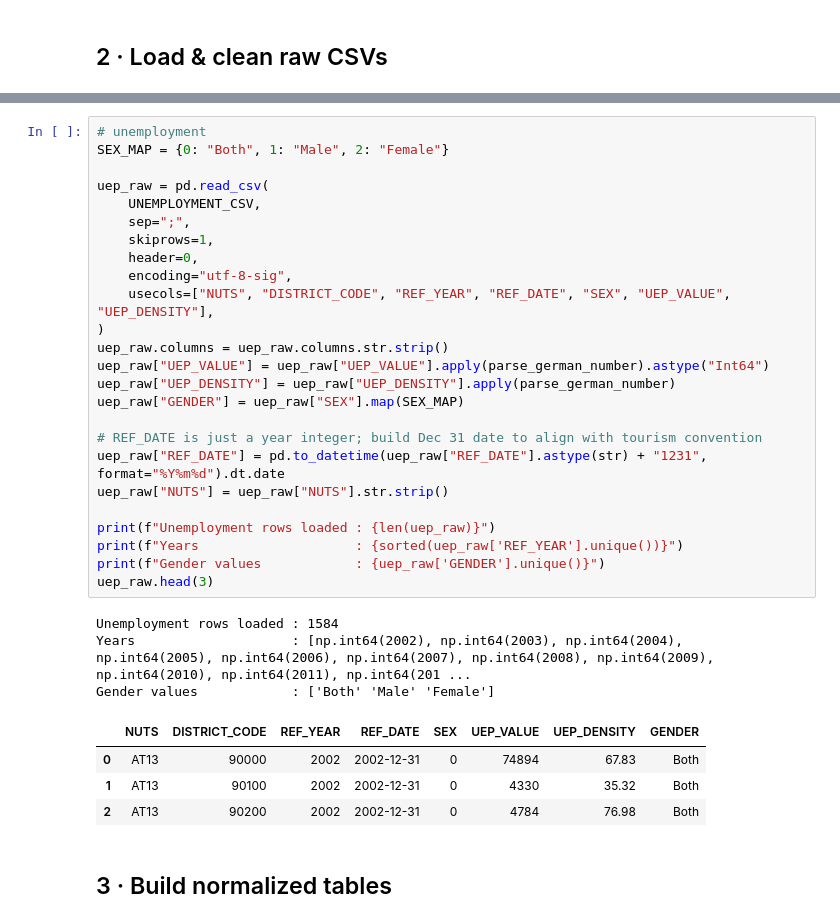
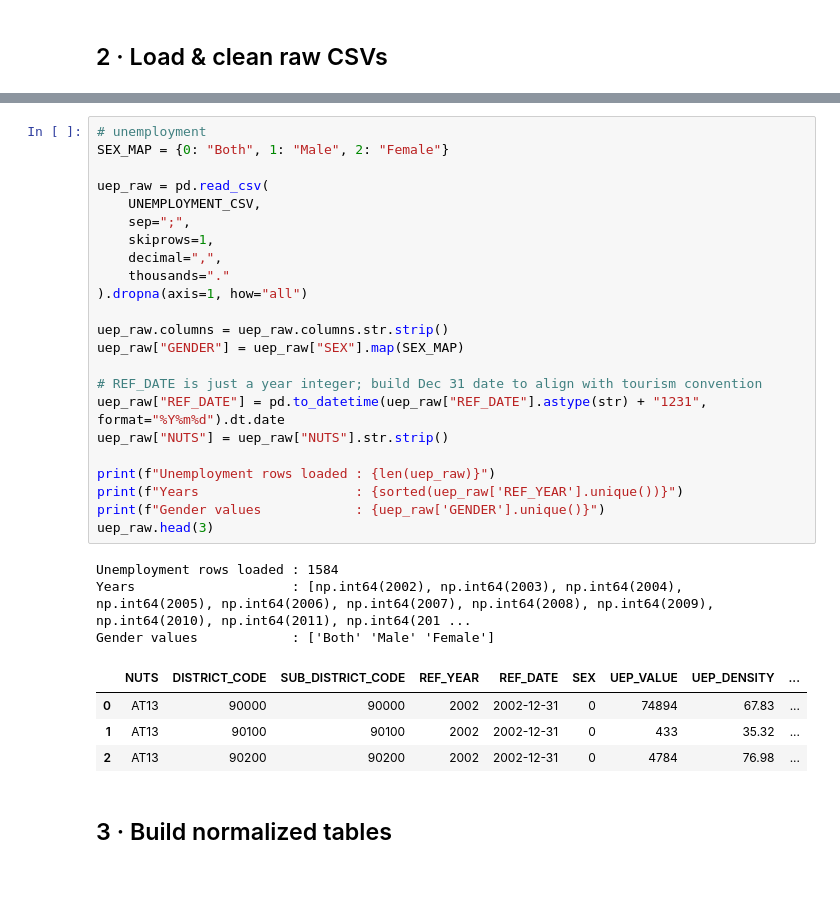
Before and after one commit to nicolasphilipp/unemployment-prediction, a Jupyter notebook: src/02_load_data_dbrepo.ipynb, the cells around one changed output, grey strips where cells are left out. Cells and saved outputs as stored; diff of their text form; blank space fills up the shorter version.

```diff
--- a/src/02_load_data_dbrepo.ipynb
+++ b/src/02_load_data_dbrepo.ipynb
@@ -121,36 +105,34 @@ Years               : [np.int64(2002), np.int64(2003), np.int64(2004), np.int64(
 # %%
 # unemployment
 SEX_MAP = {0: "Both", 1: "Male", 2: "Female"}
 
 uep_raw = pd.read_csv(
     UNEMPLOYMENT_CSV,
     sep=";",
     skiprows=1,
-    header=0,
-    encoding="utf-8-sig",
-    usecols=["NUTS", "DISTRICT_CODE", "REF_YEAR", "REF_DATE", "SEX", "UEP_VALUE", "UEP_DENSITY"],
-)
+    decimal=",",
+    thousands="."
+).dropna(axis=1, how="all")
+
 uep_raw.columns = uep_raw.columns.str.strip()
-uep_raw["UEP_VALUE"] = uep_raw["UEP_VALUE"].apply(parse_german_number).astype("Int64")
-uep_raw["UEP_DENSITY"] = uep_raw["UEP_DENSITY"].apply(parse_german_number)
 uep_raw["GENDER"] = uep_raw["SEX"].map(SEX_MAP)
 
 # REF_DATE is just a year integer; build Dec 31 date to align with tourism convention
 uep_raw["REF_DATE"] = pd.to_datetime(uep_raw["REF_DATE"].astype(str) + "1231", format="%Y%m%d").dt.date
 uep_raw["NUTS"] = uep_raw["NUTS"].str.strip()
 
 print(f"Unemployment rows loaded : {len(uep_raw)}")
 print(f"Years                    : {sorted(uep_raw['REF_YEAR'].unique())}")
 print(f"Gender values            : {uep_raw['GENDER'].unique()}")
 uep_raw.head(3)
 # %% [output]
 Unemployment rows loaded : 1584
 Years                    : [np.int64(2002), np.int64(2003), np.int64(2004), np.int64(2005), np.int64(2006), np.int64(2007), np.int64(2008), np.int64(2009), np.int64(2010), np.int64(2011), np.int64(201 ...
 Gender values            : ['Both' 'Male' 'Female']
-|  | NUTS | DISTRICT_CODE | REF_YEAR | REF_DATE | SEX | UEP_VALUE | UEP_DENSITY | GENDER |
-| 0 | AT13 | 90000 | 2002 | 2002-12-31 | 0 | 74894 | 67.83 | Both |
-| 1 | AT13 | 90100 | 2002 | 2002-12-31 | 0 | 4330 | 35.32 | Both |
-| 2 | AT13 | 90200 | 2002 | 2002-12-31 | 0 | 4784 | 76.98 | Both |
+|  | NUTS | DISTRICT_CODE | SUB_DISTRICT_CODE | REF_YEAR | REF_DATE | SEX | UEP_VALUE | UEP_DENSITY | ... |
+| 0 | AT13 | 90000 | 90000 | 2002 | 2002-12-31 | 0 | 74894 | 67.83 | ... |
+| 1 | AT13 | 90100 | 90100 | 2002 | 2002-12-31 | 0 | 433 | 35.32 | ... |
+| 2 | AT13 | 90200 | 90200 | 2002 | 2002-12-31 | 0 | 4784 | 76.98 | ... |
 # %% [markdown]
 ## 3  · Build normalized tables
 # %%
```
Also changed, not shown: parts of 21 cells of this notebook, 6 other files.
